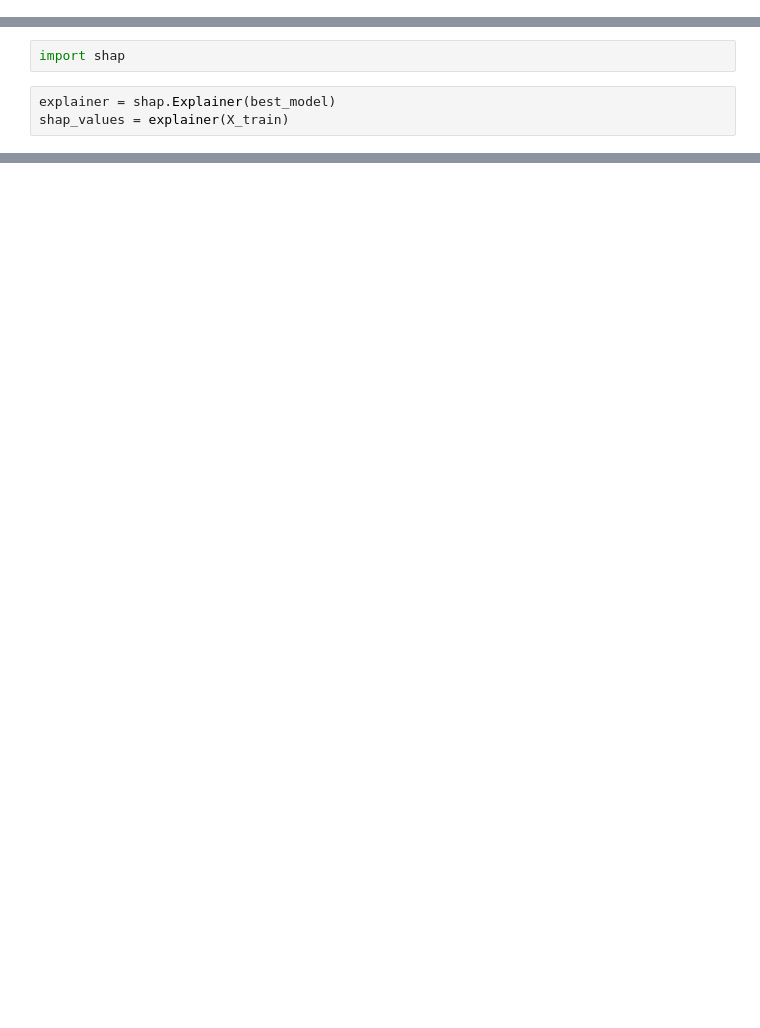
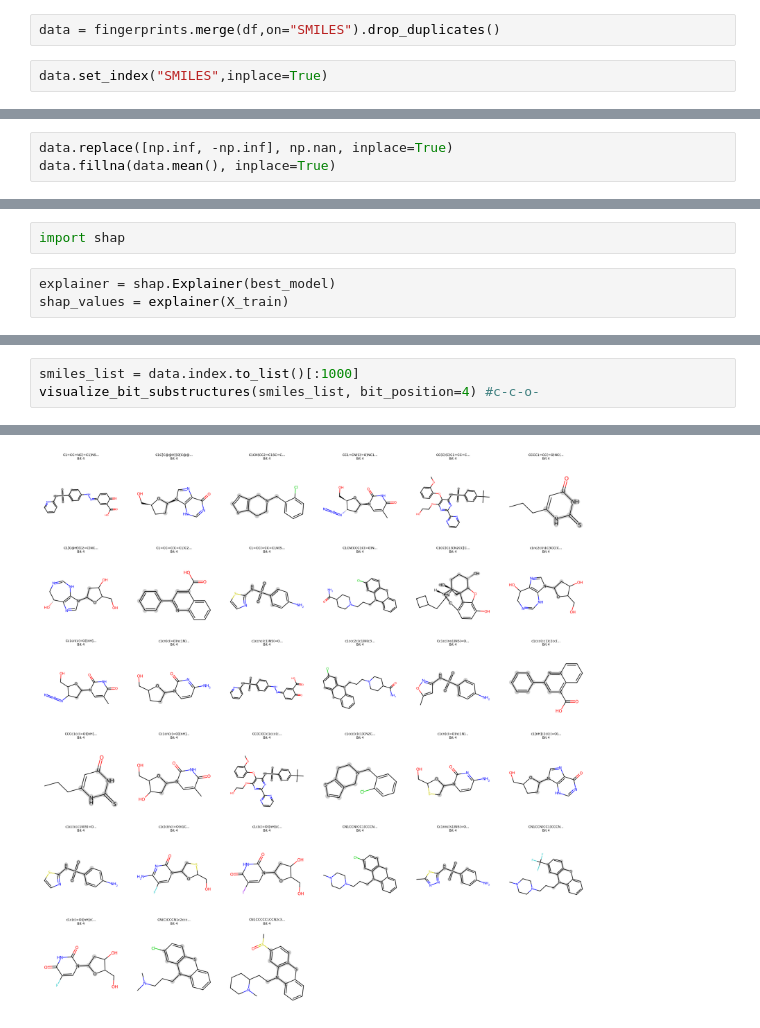
Before and after one commit to SHASANKsp/DILI-predictions, a Jupyter notebook: Untitled.ipynb, the cells around one changed output, grey strips where cells are left out. Cells and saved outputs as stored; diff of their text form; blank space fills up the shorter version.

```diff
--- a/Untitled.ipynb
+++ b/Untitled.ipynb
@@ -100,0 +175,4 @@ fingerprints.set_index("SMILES",inplace=True)
+# %%
+data = fingerprints.merge(df,on="SMILES").drop_duplicates()
+# %%
+data.set_index("SMILES",inplace=True)
@@ -100,0 +183,3 @@ fingerprints.set_index("SMILES",inplace=True)
+# %%
+data.replace([np.inf, -np.inf], np.nan, inplace=True)
+data.fillna(data.mean(), inplace=True)
@@ -261,0 +445,4 @@ plt.show()
+# %%
+smiles_list = data.index.to_list()[:1000]
+visualize_bit_substructures(smiles_list, bit_position=4) #c-c-o-
+# %% [output]
@@ -261,0 +466 @@ plt.show()
+[figure, added]
```
Also changed, not shown: parts of 23 cells of this notebook, 1 other file.
